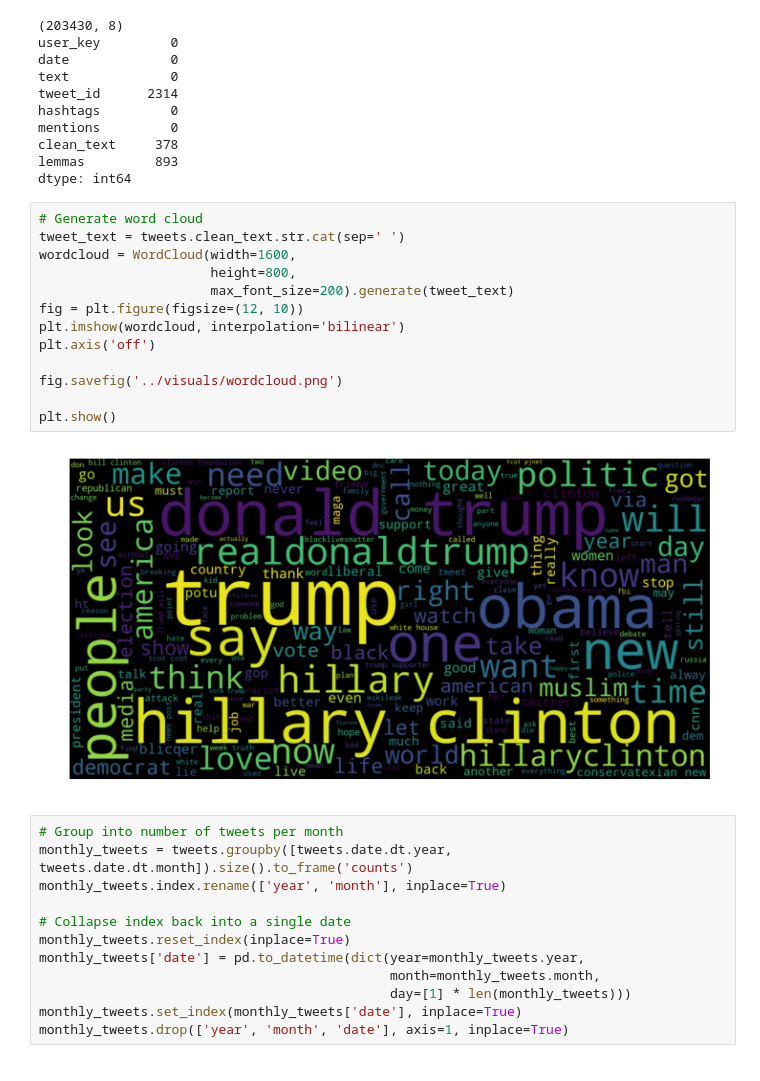
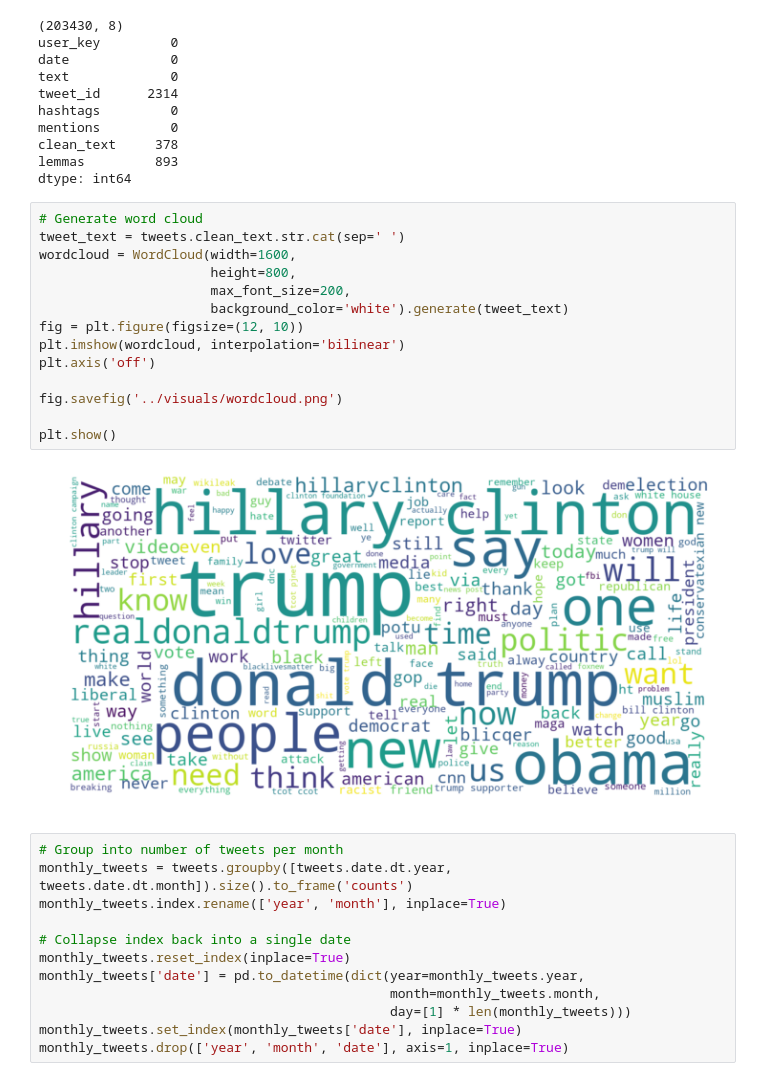
Before and after one commit to jmelton22/Russian_Tweets, a Jupyter notebook: notebooks/initial_visuals.ipynb, the cells around one changed output. Saved outputs shown, nothing was run; the diff lists cells and outputs as text.

```diff
--- a/notebooks/initial_visuals.ipynb
+++ b/notebooks/initial_visuals.ipynb
@@ -35,18 +35,19 @@ dtype: int64
 # %%
 # Generate word cloud
 tweet_text = tweets.clean_text.str.cat(sep=' ')
 wordcloud = WordCloud(width=1600,
                       height=800,
-                      max_font_size=200).generate(tweet_text)
+                      max_font_size=200,
+                      background_color='white').generate(tweet_text)
 fig = plt.figure(figsize=(12, 10))
 plt.imshow(wordcloud, interpolation='bilinear')
 plt.axis('off')
 
 fig.savefig('../visuals/wordcloud.png')
 
 plt.show()
 # %% [output]
-[figure, old version]
+[figure, new version]
 # %%
 # Group into number of tweets per month
 monthly_tweets = tweets.groupby([tweets.date.dt.year, tweets.date.dt.month]).size().to_frame('counts')
```
Also changed, not shown: 17 other files.
